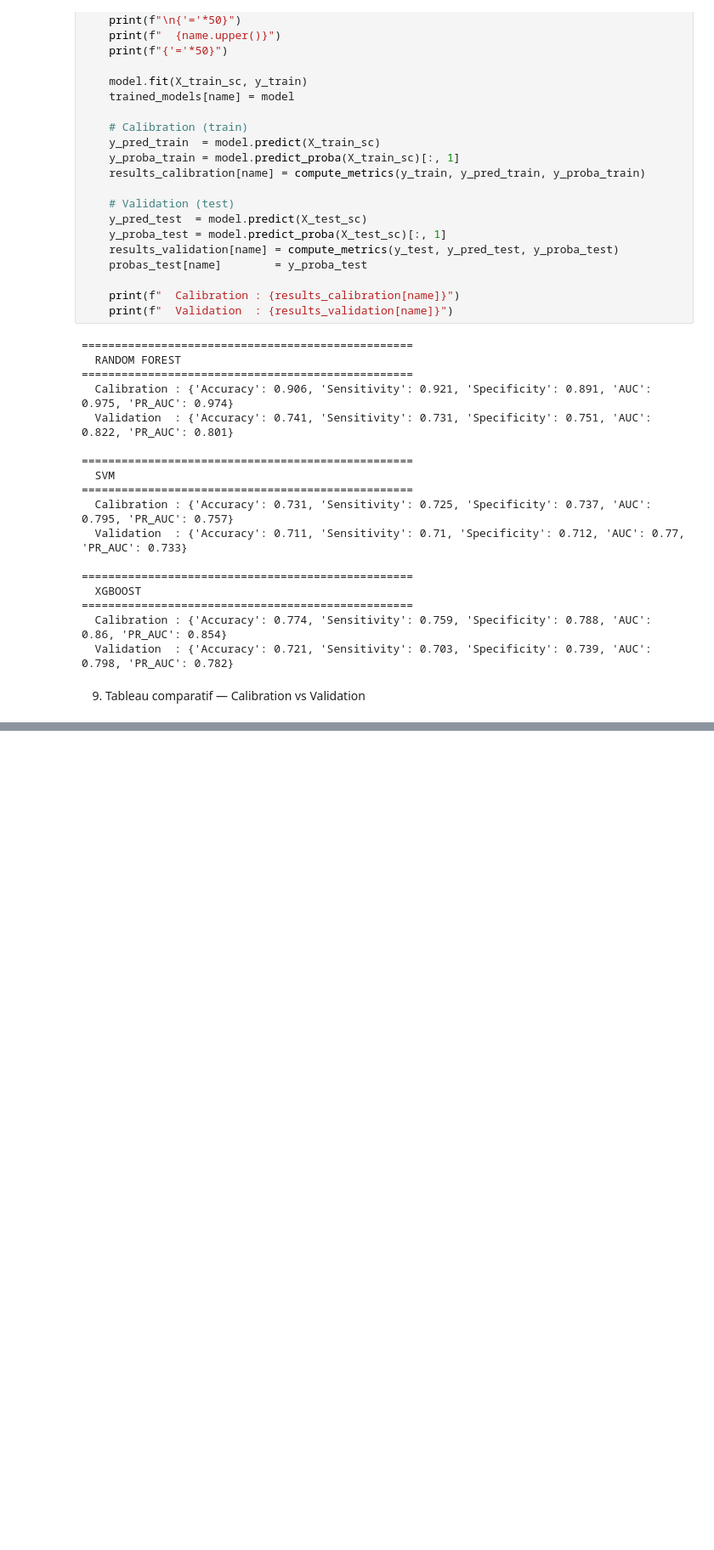
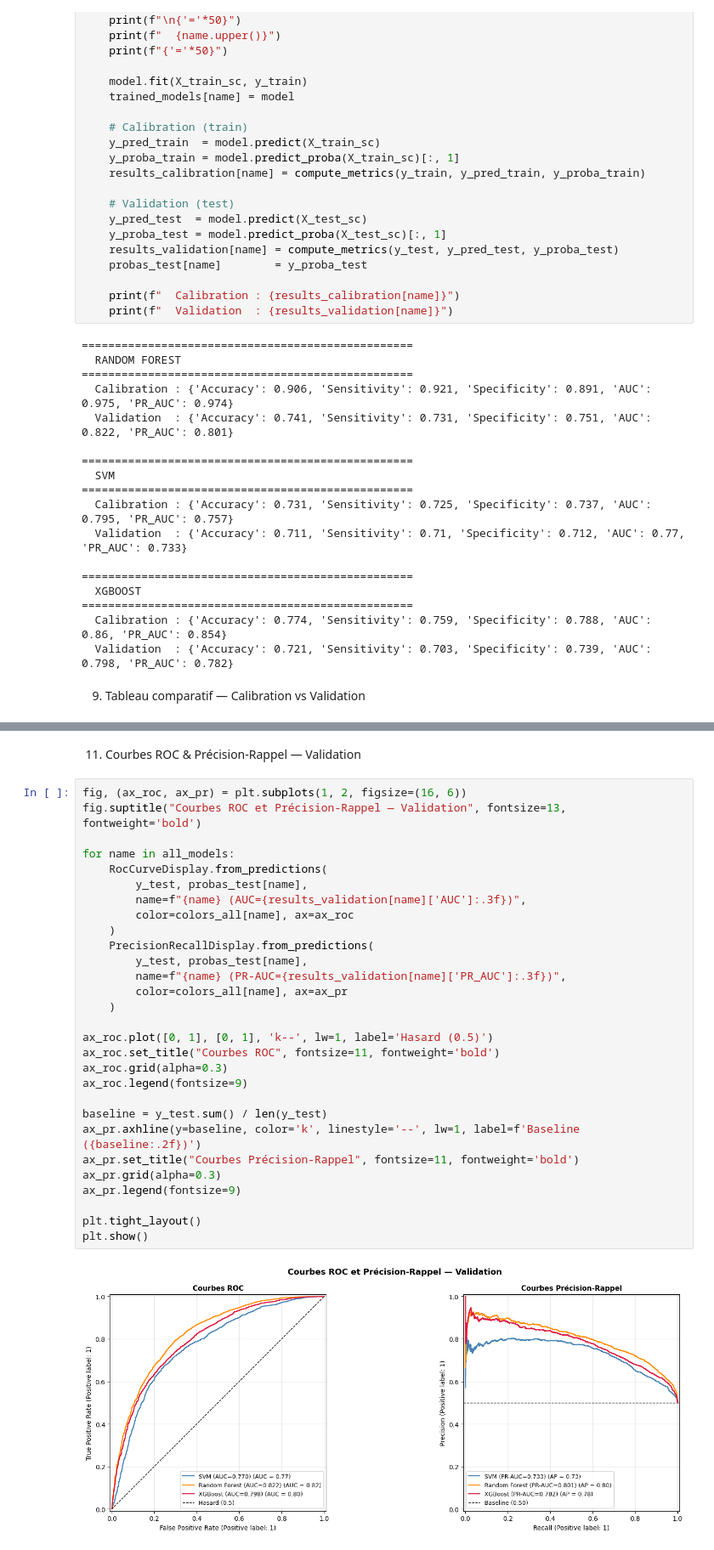
Before and after one commit to AbdelkarimElm/data-driven-wildfire-prediction-portugal, a Jupyter notebook: Reimplementation_Methods_Papers/CodeUthappa/wildfire_susceptibility_India.ipynb, the cells around one changed output, grey strips where cells are left out. Shown at 85% size. Cells and saved outputs as stored; diff of their text form; blank space fills up the shorter version.

```diff
--- a/Reimplementation_Methods_Papers/CodeUthappa/wildfire_susceptibility_India.ipynb
+++ b/Reimplementation_Methods_Papers/CodeUthappa/wildfire_susceptibility_India.ipynb
@@ -241,0 +300,33 @@ for name, model in models.items():
+# %% [markdown]
+11. Courbes ROC & Précision-Rappel — Validation
+# %%
+fig, (ax_roc, ax_pr) = plt.subplots(1, 2, figsize=(16, 6))
+fig.suptitle("Courbes ROC et Précision-Rappel — Validation", fontsize=13, fontweight='bold')
+
+for name in all_models:
+    RocCurveDisplay.from_predictions(
+        y_test, probas_test[name],
+        name=f"{name} (AUC={results_validation[name]['AUC']:.3f})",
+        color=colors_all[name], ax=ax_roc
+    )
+    PrecisionRecallDisplay.from_predictions(
+        y_test, probas_test[name],
+        name=f"{name} (PR-AUC={results_validation[name]['PR_AUC']:.3f})",
+        color=colors_all[name], ax=ax_pr
+    )
+
+ax_roc.plot([0, 1], [0, 1], 'k--', lw=1, label='Hasard (0.5)')
+ax_roc.set_title("Courbes ROC", fontsize=11, fontweight='bold')
+ax_roc.grid(alpha=0.3)
+ax_roc.legend(fontsize=9)
+
+baseline = y_test.sum() / len(y_test)
+ax_pr.axhline(y=baseline, color='k', linestyle='--', lw=1, label=f'Baseline ({baseline:.2f})')
+ax_pr.set_title("Courbes Précision-Rappel", fontsize=11, fontweight='bold')
+ax_pr.grid(alpha=0.3)
+ax_pr.legend(fontsize=9)
+
+plt.tight_layout()
+plt.show()
+# %% [output]
+[figure, added]
```
Also changed, not shown: parts of 5 cells of this notebook.
